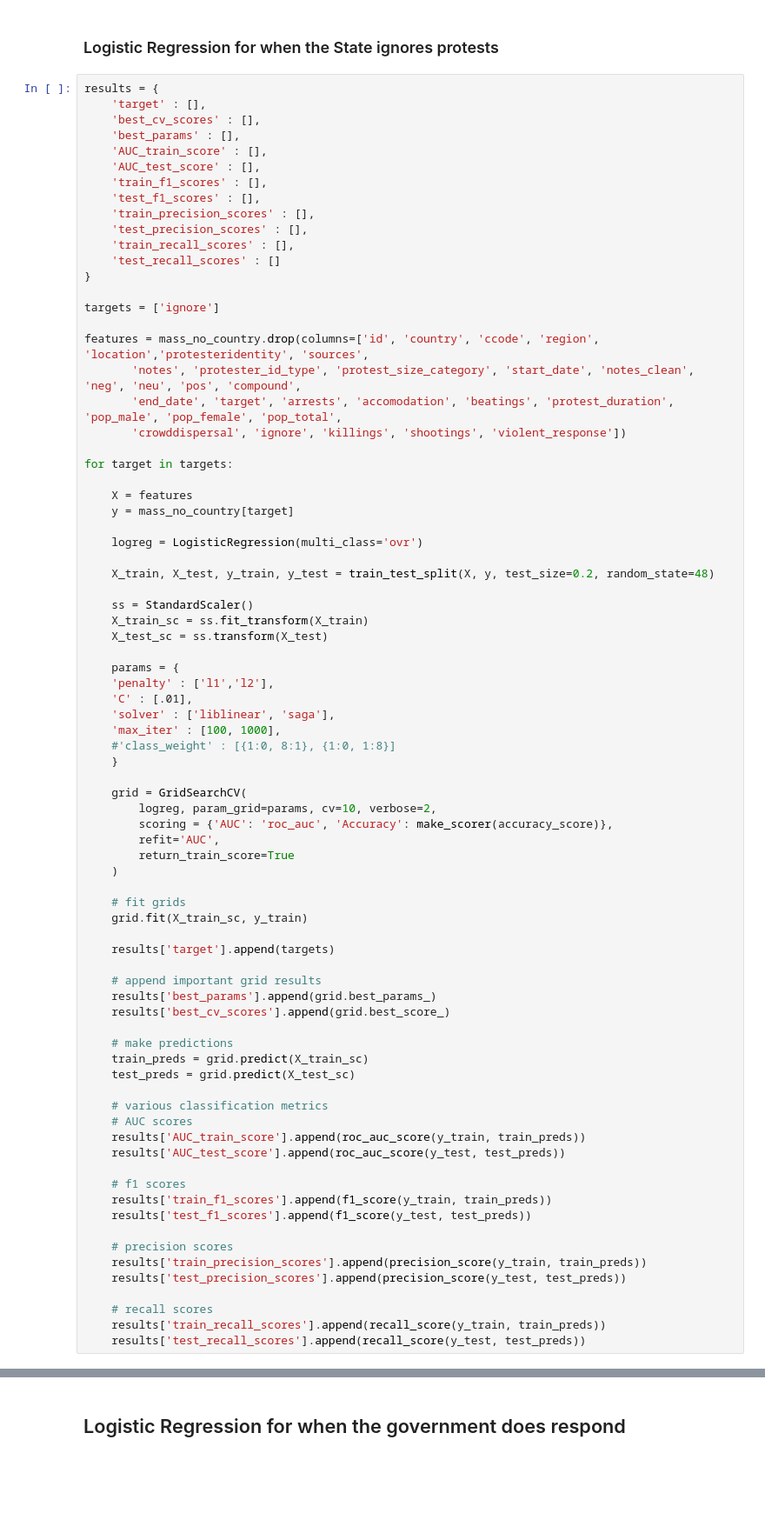
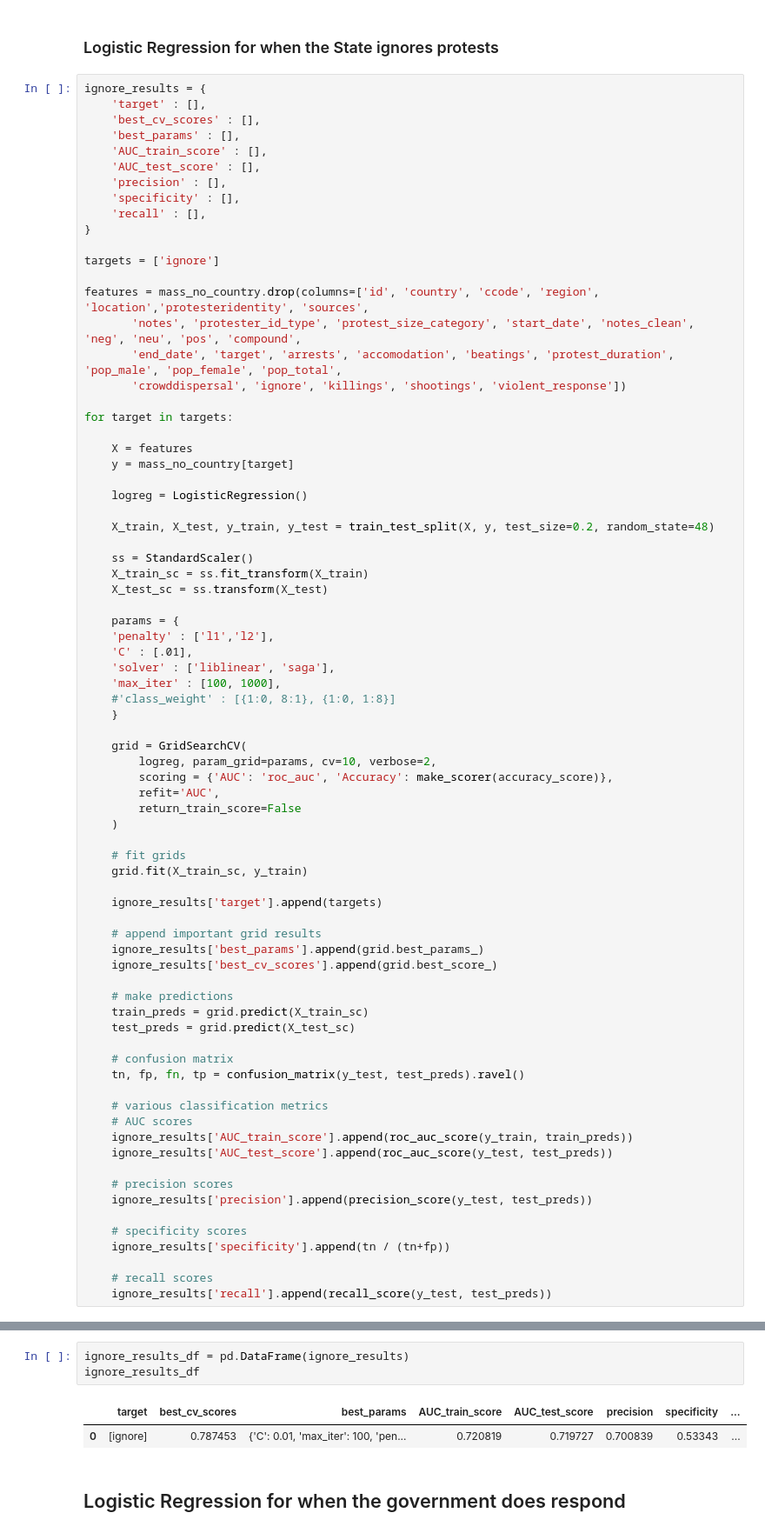
Before and after one commit to EmFib/Mass-Protests, a Jupyter notebook: Modeling.ipynb, the cells around one changed output, grey strips where cells are left out. Shown: that part at 87% size. Saved outputs shown, nothing was run; the diff lists cells and outputs as text; blank space fills up the shorter version.

Commit message:
latest modeling version. ready for results section

```diff
--- a/Modeling.ipynb
+++ b/Modeling.ipynb
@@ -344,18 +344,15 @@ pd.DataFrame(frequencies)
 # %% [markdown]
 ### Logistic Regression for when the State ignores protests
 # %%
-results = {
+ignore_results = {
     'target' : [],
     'best_cv_scores' : [],
     'best_params' : [],
     'AUC_train_score' : [],
     'AUC_test_score' : [],
-    'train_f1_scores' : [],
-    'test_f1_scores' : [],
-    'train_precision_scores' : [],
-    'test_precision_scores' : [],
-    'train_recall_scores' : [],
-    'test_recall_scores' : []
+    'precision' : [],
+    'specificity' : [],
+    'recall' : [],
 }
 
 targets = ['ignore']
@@ -370,7 +367,7 @@ for target in targets:
     X = features
     y = mass_no_country[target]
 
-    logreg = LogisticRegression(multi_class='ovr')
+    logreg = LogisticRegression()
 
     X_train, X_test, y_train, y_test = train_test_split(X, y, test_size=0.2, random_state=48)
 
@@ -390,38 +387,38 @@ for target in targets:
         logreg, param_grid=params, cv=10, verbose=2,
         scoring = {'AUC': 'roc_auc', 'Accuracy': make_scorer(accuracy_score)},
         refit='AUC',
-        return_train_score=True
+        return_train_score=False
     )
 
     # fit grids
     grid.fit(X_train_sc, y_train)
 
-    results['target'].append(targets)
+    ignore_results['target'].append(targets)
 
     # append important grid results
-    results['best_params'].append(grid.best_params_)
-    results['best_cv_scores'].append(grid.best_score_)
+    ignore_results['best_params'].append(grid.best_params_)
+    ignore_results['best_cv_scores'].append(grid.best_score_)
 
     # make predictions
     train_preds = grid.predict(X_train_sc)
     test_preds = grid.predict(X_test_sc)
 
+    # confusion matrix
+    tn, fp, fn, tp = confusion_matrix(y_test, test_preds).ravel()
+
     # various classification metrics
     # AUC scores
-    results['AUC_train_score'].append(roc_auc_score(y_train, train_preds))
-    results['AUC_test_score'].append(roc_auc_score(y_test, test_preds))
-
-    # f1 scores
-    results['train_f1_scores'].append(f1_score(y_train, train_preds))
-    results['test_f1_scores'].append(f1_score(y_test, test_preds))
+    ignore_results['AUC_train_score'].append(roc_auc_score(y_train, train_preds))
+    ignore_results['AUC_test_score'].append(roc_auc_score(y_test, test_preds))
 
     # precision scores
-    results['train_precision_scores'].append(precision_score(y_train, train_preds))
-    results['test_precision_scores'].append(precision_score(y_test, test_preds))
+    ignore_results['precision'].append(precision_score(y_test, test_preds))
+
+    # specificity scores
+    ignore_results['specificity'].append(tn / (tn+fp))
 
     # recall scores
-    results['train_recall_scores'].append(recall_score(y_train, train_preds))
-    results['test_recall_scores'].append(recall_score(y_test, test_preds))
+    ignore_results['recall'].append(recall_score(y_test, test_preds))
 # %% [output]
 Fitting 10 folds for each of 8 candidates, totalling 80 fits
 [CV] C=0.01, max_iter=100, penalty=l1, solver=liblinear ..............
@@ -461,3 +456,9 @@ results_df
+# %%
+ignore_results_df = pd.DataFrame(ignore_results)
+ignore_results_df
+# %% [output]
+|  | target | best_cv_scores | best_params | AUC_train_score | AUC_test_score | precision | specificity | ... |
+| 0 | [ignore] | 0.787453 | {'C': 0.01, 'max_iter': 100, 'pen... | 0.720819 | 0.719727 | 0.700839 | 0.53343 | ... |
 # %% [markdown]
 ## Logistic Regression for when the government does respond
 # %% [markdown]
```
Also changed, not shown: parts of 6 cells of this notebook.
